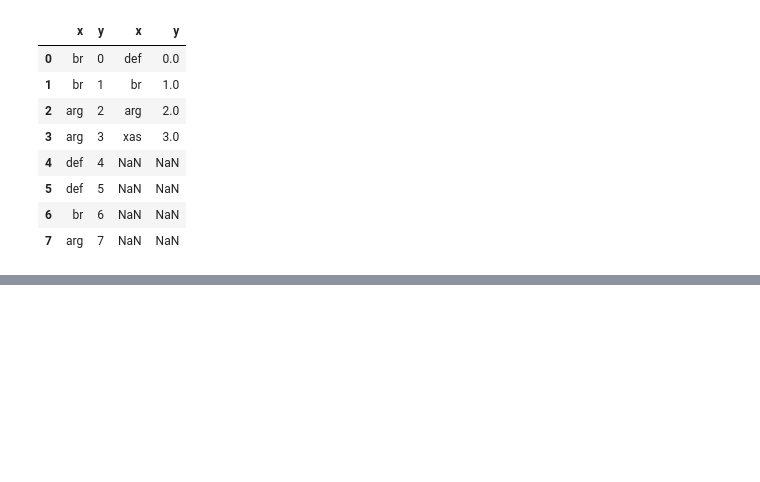
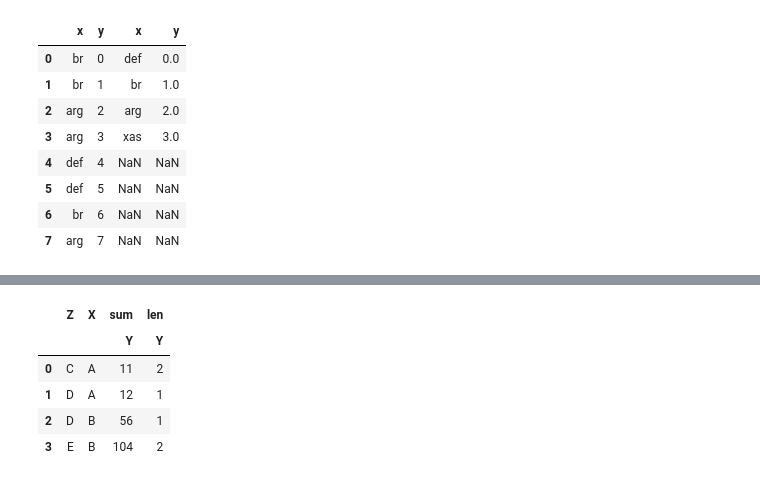
Before and after one commit to GCabral95/Codigos_Analise_Dados, a Jupyter notebook: Organização e Combinação de Bases.ipynb, the cells around one changed output, grey strips where cells are left out. Saved outputs shown, nothing was run; the diff lists cells and outputs as text; code cells hidden in the pictures; blank space fills up the shorter version.

```diff
--- a/Organização e Combinação de Bases.ipynb
+++ b/Organização e Combinação de Bases.ipynb
@@ -199,0 +241,10 @@ pd.concat([df1,df2],axis=1) #com axis=1, empilha em forma de coluna
+# %%
+pd.pivot_table(df,index=["Z","X"], values=['Y'], aggfunc = [np.sum,len]).reset_index()
+#especificando funções para as variaveis quanti, neste caso, soma e contagem
+# %% [output]
+|  | Z | X | sum | len |
+|  |  |  | Y | Y |
+| 0 | C | A | 11 | 2 |
+| 1 | D | A | 12 | 1 |
+| 2 | D | B | 56 | 1 |
+| 3 | E | B | 104 | 2 |
```
Also changed, not shown: parts of 21 cells of this notebook.
